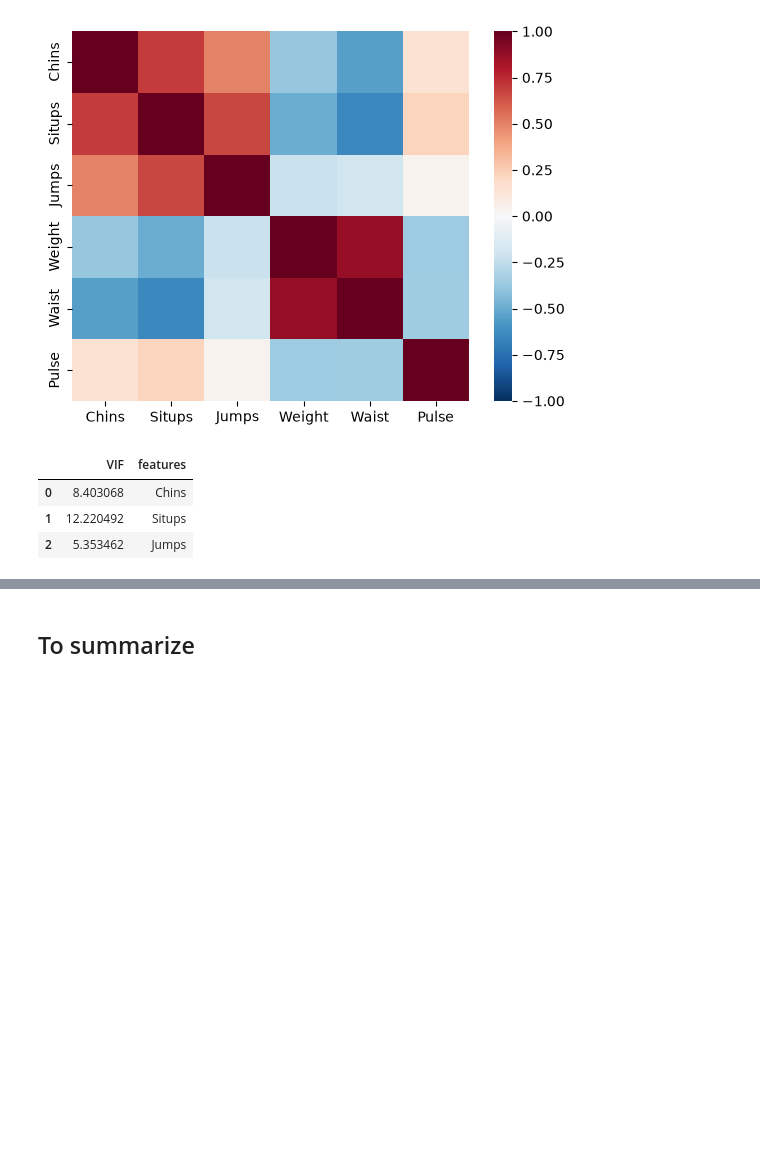
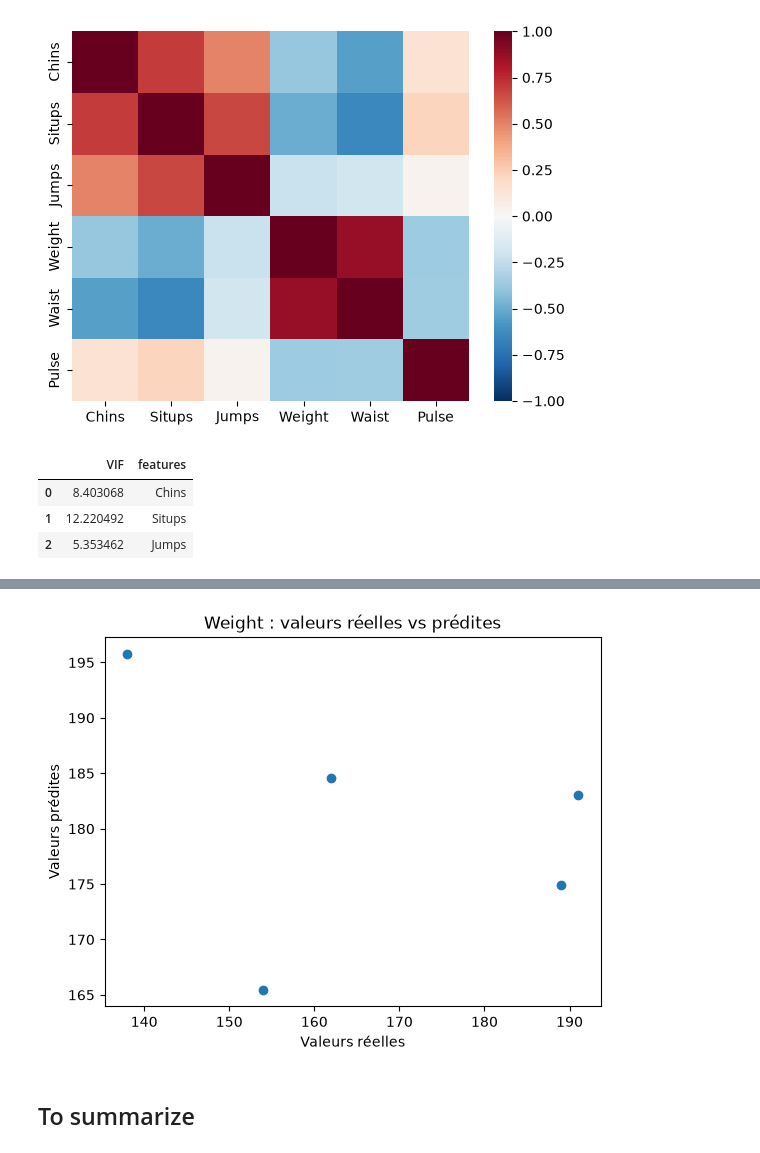
Before and after one commit to srcccninta/RegLin, a Jupyter notebook: RL_Ressources/Notebooks/02b-LinearRegressionForPrediction.ipynb, the cells around one changed output, grey strips where cells are left out. Saved outputs shown, nothing was run; the diff lists cells and outputs as text; code cells hidden in the pictures; blank space fills up the shorter version.

```diff
--- a/RL_Ressources/Notebooks/02b-LinearRegressionForPrediction.ipynb
+++ b/RL_Ressources/Notebooks/02b-LinearRegressionForPrediction.ipynb
@@ -416,3 +489,13 @@ ValueError: Found input variables with inconsistent numbers of samples: [20640,
+# %%
+plt.scatter(y_test['Weight'], y_pred_test[:, 0])
+
+plt.xlabel('Valeurs réelles')
+plt.ylabel('Valeurs prédites')
+plt.title('Weight : valeurs réelles vs prédites')
+
+plt.show()
+# %% [output]
+[figure, added]
 # %% [markdown]
 ## To summarize
 # %% [markdown]
```
Also changed, not shown: parts of 6 cells of this notebook.
